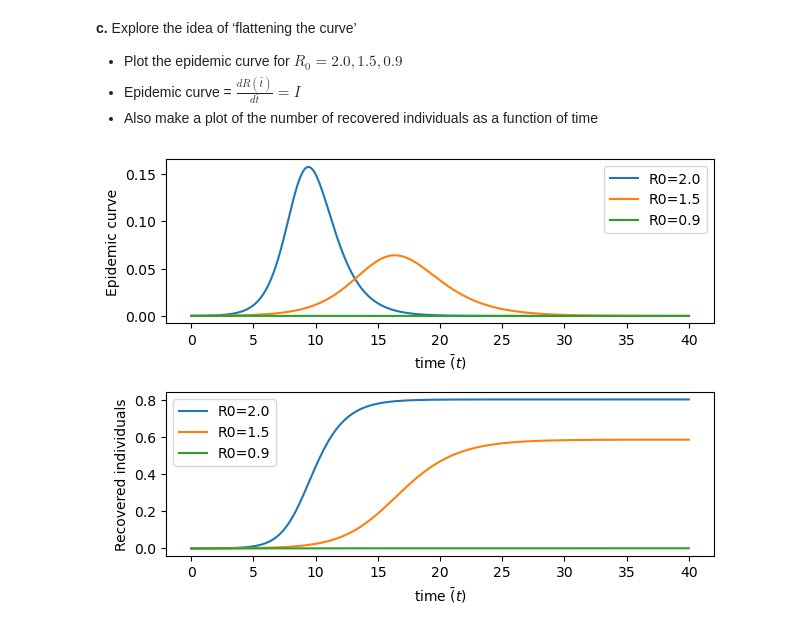
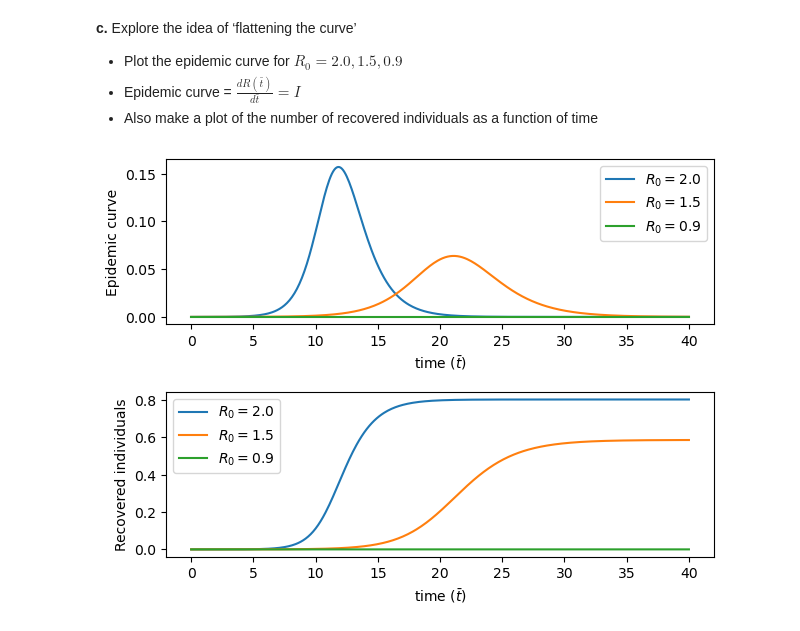
Before and after one commit to helen-5808/QBIO110, a Jupyter notebook: PS1/ps1.ipynb, the cells around one changed output. Drawn from its saved outputs; the diff is of its cells as text; code cells hidden in the pictures.

```diff
--- a/PS1/ps1.ipynb
+++ b/PS1/ps1.ipynb
@@ -42,9 +42,11 @@ for trajectory in trajectories:
         dimer_points: np.ndarray = np.empty(len(lines), dtype=int)
         for i, line in enumerate(lines):
             time_points[i], _, dimer_points[i] = line.split(" ")
-        plt.plot(time_points, dimer_points, ".", label=trajectory.gB, color=trajectory.color)
+        plt.plot(time_points, dimer_points, ".", label="gB = " + str(trajectory.gB), color=trajectory.color)
 
 plt.ticklabel_format(style='plain')
 plt.semilogx()
 plt.legend()
+plt.xlabel("time (nondimensionalized units)")
+plt.ylabel("dimer units in partial capsid")
 # %% [output]
@@ -133,82 +123,68 @@ plt.legend()
 - Epidemic curve = $\frac{dR(\bar{t})}{d\bar{t}} = I$
 - Also make a plot of the number of recovered individuals as a function of time
 # %%
-import matplotlib.pyplot as plt
-import numpy as np
-
-
-
 def flatten_curve() -> None:
-    # Initializing variables
-    I_init: float = 0.0001
+    I_init: float = 0.00001
     S_init: float = 1.0 - I_init
     R_init: float = 0.0
 
     _, (ax1, ax2) = plt.subplots(2, 1)
     ax1.set_ylabel("Epidemic curve")
-    ax1.set_xlabel("time $\\bar(t)$")
+    ax1.set_xlabel("time $(\\bar{t})$")
     ax2.set_ylabel("Recovered individuals")
-    ax2.set_xlabel("time $\\bar(t)$")
+    ax2.set_xlabel("time $(\\bar{t})$")
     plt.tight_layout()
 
     for R0_var in [2.0, 1.5, 0.9]:
-        curve_data: dict[str:np.ndarray] = simulate(R0_var, S_init, I_init, R_init, 40)
-        ax1.plot(curve_data["time_array"], curve_data["I_array"], label="R0="+str(R0_var))
-        ax2.plot(curve_data["time_array"], curve_data["R_array"], label="R0="+str(R0_var))
+        curve_data: dict[str:np.ndarray] = simulate_SIR(R0_var, S_init, I_init, R_init, 40)
+        ax1.plot(curve_data["time_array"], curve_data["I_array"], label="$R_0=$"+str(R0_var))
+        ax2.plot(curve_data["time_array"], curve_data["R_array"], label="$R_0=$"+str(R0_var))
 
     ax1.legend()
     ax2.legend()
 
 
-def simulate(R0_var: float, S_init: float, I_init: float, R_init: float, total_time: float) -> dict[str:np.ndarray]:
+def simulate_SIR(R0_var: float, S_init: float, I_init: float, R_init: float, total_time: float) -> dict[str:np.ndarray]:
 
-    # Initializing variables
     S_var: float = S_init
     I_var: float = I_init
     R_var: float = R_init
     tbar: float = 0.0
 
-    # Time progression variables
     delta_time: float = 0.1
 
-    # Set arrays to store the data at each time step
     num_time_steps: int = int(total_time/delta_time) + 1
     S_array: np.ndarray = np.zeros(num_time_steps)
     I_array: np.ndarray = np.zeros(num_time_steps)
     R_array: np.ndarray = np.zeros(num_time_steps)
     time_array: np.ndarray = np.zeros(num_time_steps)
 
-    # Loop over each time increment
     for i in range(num_time_steps):
-        # Add the current numbers to our storage arrays.
         S_array[i] = S_var
         I_array[i] = I_var
         R_array[i] = R_var
         time_array[i] = tbar
 
-        # Calculate the change in each variable over the delta_time
         delta_S: float = -R0_var*S_var*I_var
         delta_I: float = R0_var*S_var*I_var - I_var
         delta_R: float = I_var
 
-        # Update the variables according to the change
         S_var += delta_S*delta_time
         I_var += delta_I*delta_time
         R_var += delta_R*delta_time
 
-        # Increment time
         tbar += delta_time
 
     return {
         "S_array": S_array,
         "I_array": I_array,
         "R_array": R_array,
         "time_array": time_array,
     }
 
 flatten_curve()
 # %% [output]
-[figure, old version]
+[figure, new version]
 # %% [markdown]
 **d.** Compare our numerical solution below to the text's approximate solution
 
```
Also changed, not shown: parts of 8 cells of this notebook.
